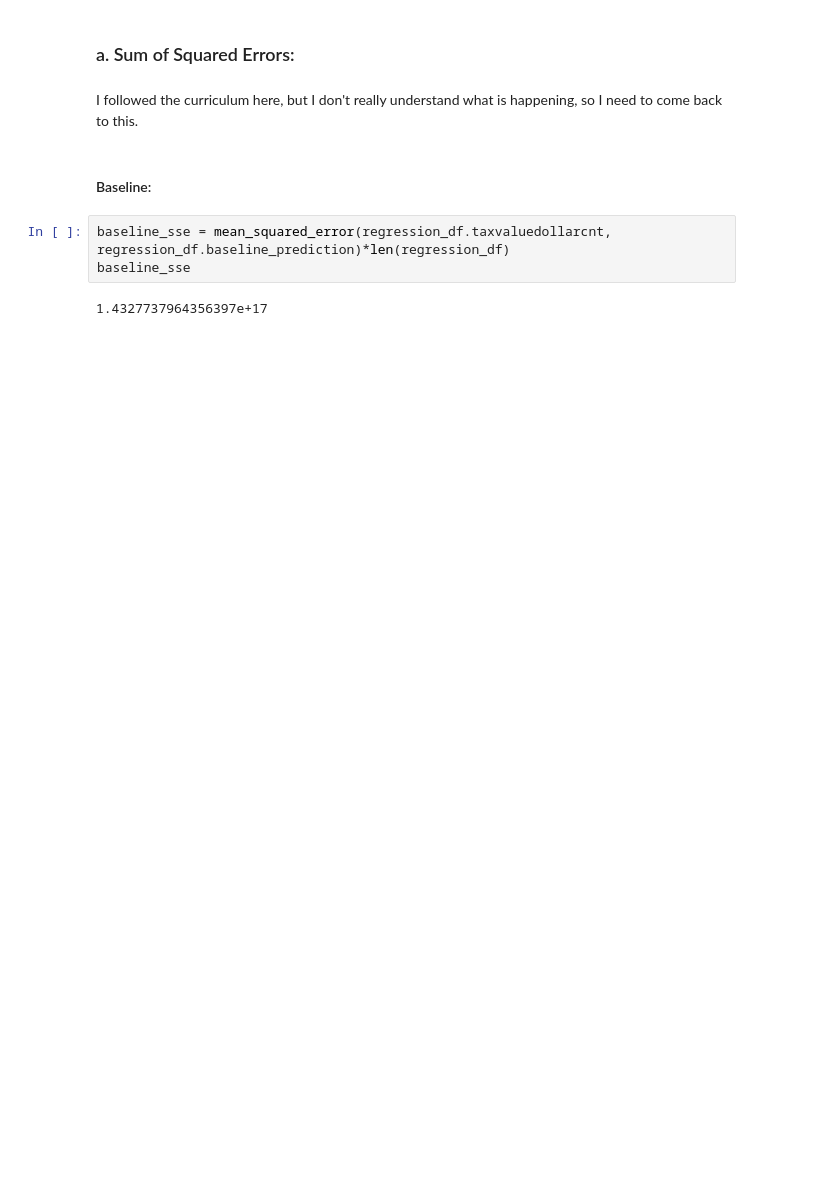
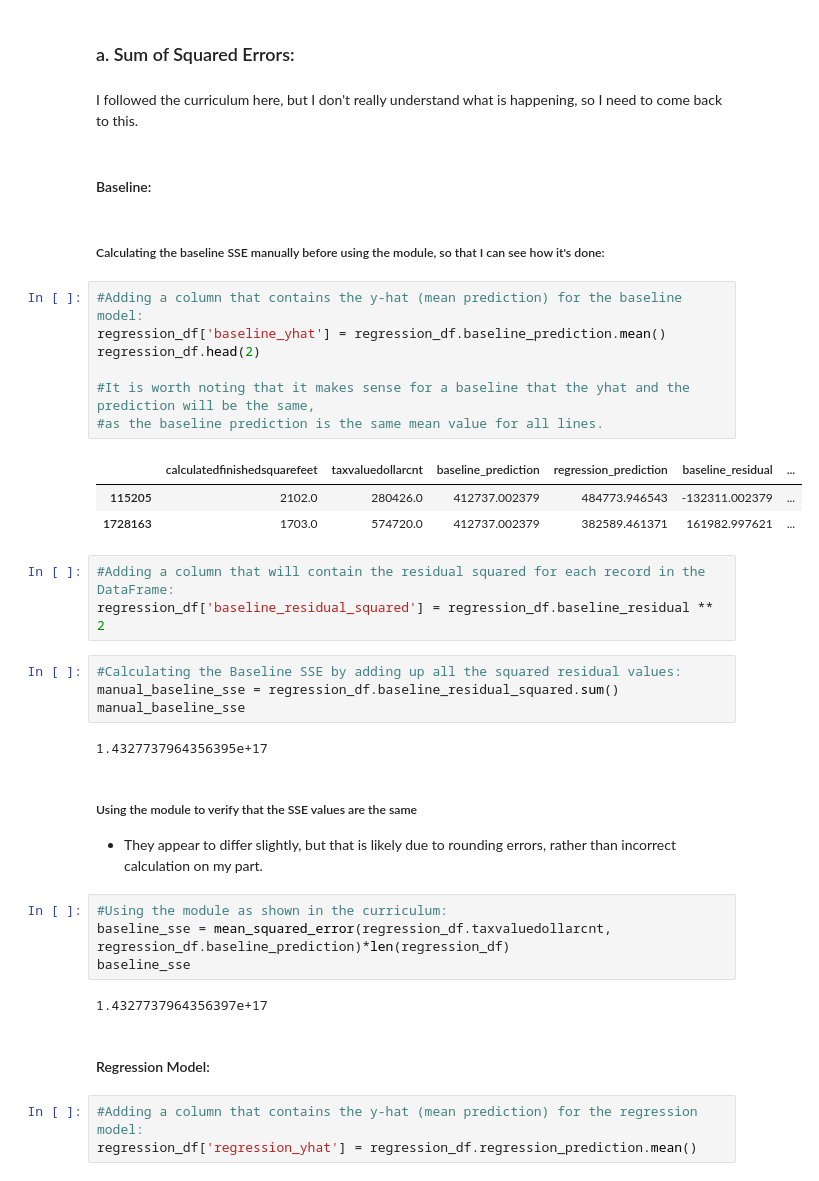
Before and after one commit to greg-maggard/regression_exercises, a Jupyter notebook: evaluate.ipynb, the cells around one changed output. Cells and saved outputs as stored; diff of their text form; blank space fills up the shorter version.

```diff
--- a/evaluate.ipynb
+++ b/evaluate.ipynb
@@ -179,9 +172,40 @@ regression_df
 I followed the curriculum here, but I don't really understand what is happening, so I need to come back to this.
 # %% [markdown]
 #### Baseline:
+# %% [markdown]
+##### Calculating the baseline SSE manually before using the module, so that I can see how it's done:
+# %%
+#Adding a column that contains the y-hat (mean prediction) for the baseline model:
+regression_df['baseline_yhat'] = regression_df.baseline_prediction.mean()
+regression_df.head(2)
+
+#It is worth noting that it makes sense for a baseline that the yhat and the prediction will be the same,
+#as the baseline prediction is the same mean value for all lines.
+# %% [output]
+|  | calculatedfinishedsquarefeet | taxvaluedollarcnt | baseline_prediction | regression_prediction | baseline_residual | ... |
+| 115205 | 2102.0 | 280426.0 | 412737.002379 | 484773.946543 | -132311.002379 | ... |
+| 1728163 | 1703.0 | 574720.0 | 412737.002379 | 382589.461371 | 161982.997621 | ... |
+# %%
+#Adding a column that will contain the residual squared for each record in the DataFrame:
+regression_df['baseline_residual_squared'] = regression_df.baseline_residual ** 2
+# %%
+#Calculating the Baseline SSE by adding up all the squared residual values:
+manual_baseline_sse = regression_df.baseline_residual_squared.sum()
+manual_baseline_sse
+# %% [output]
+1.4327737964356395e+17
+# %% [markdown]
+##### Using the module to verify that the SSE values are the same
+- They appear to differ slightly, but that is likely due to rounding errors, rather than incorrect calculation on my part.
 # %%
+#Using the module as shown in the curriculum:
 baseline_sse = mean_squared_error(regression_df.taxvaluedollarcnt, regression_df.baseline_prediction)*len(regression_df)
 baseline_sse
 # %% [output]
 1.4327737964356397e+17
+# %% [markdown]
+#### Regression Model:
+# %%
+#Adding a column that contains the y-hat (mean prediction) for the regression model:
+regression_df['regression_yhat'] = regression_df.regression_prediction.mean()
 # %%
```
Also changed, not shown: parts of 50 cells of this notebook, 1 other file.
